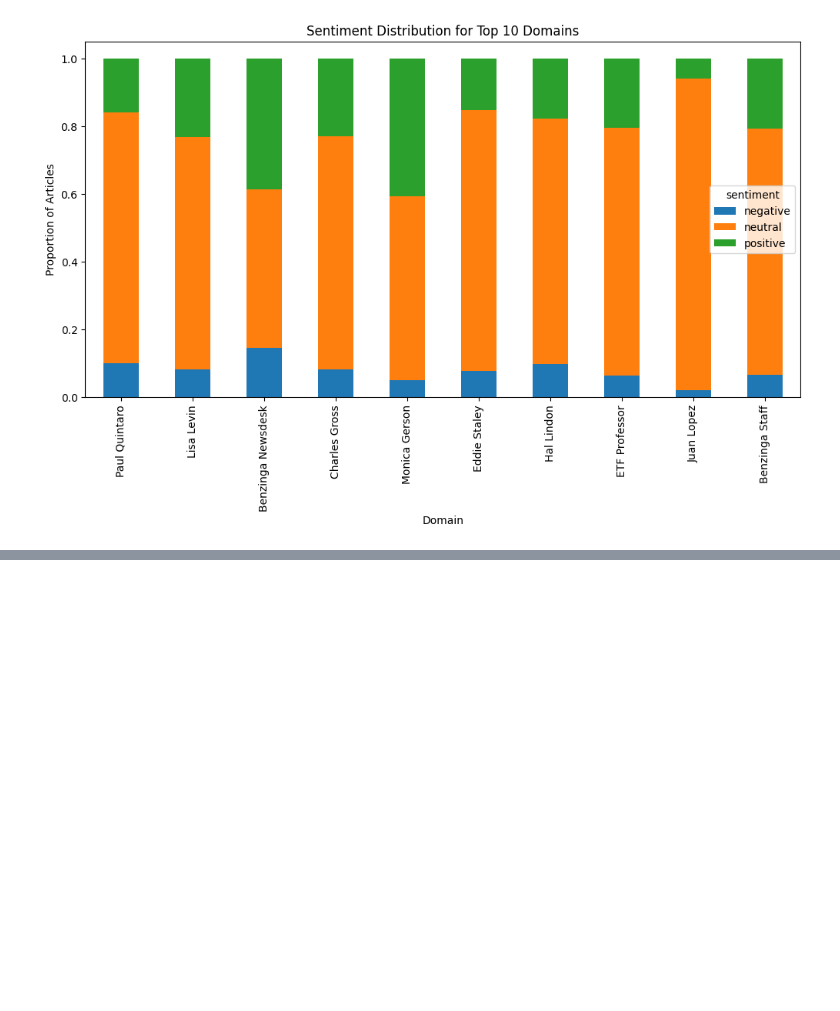
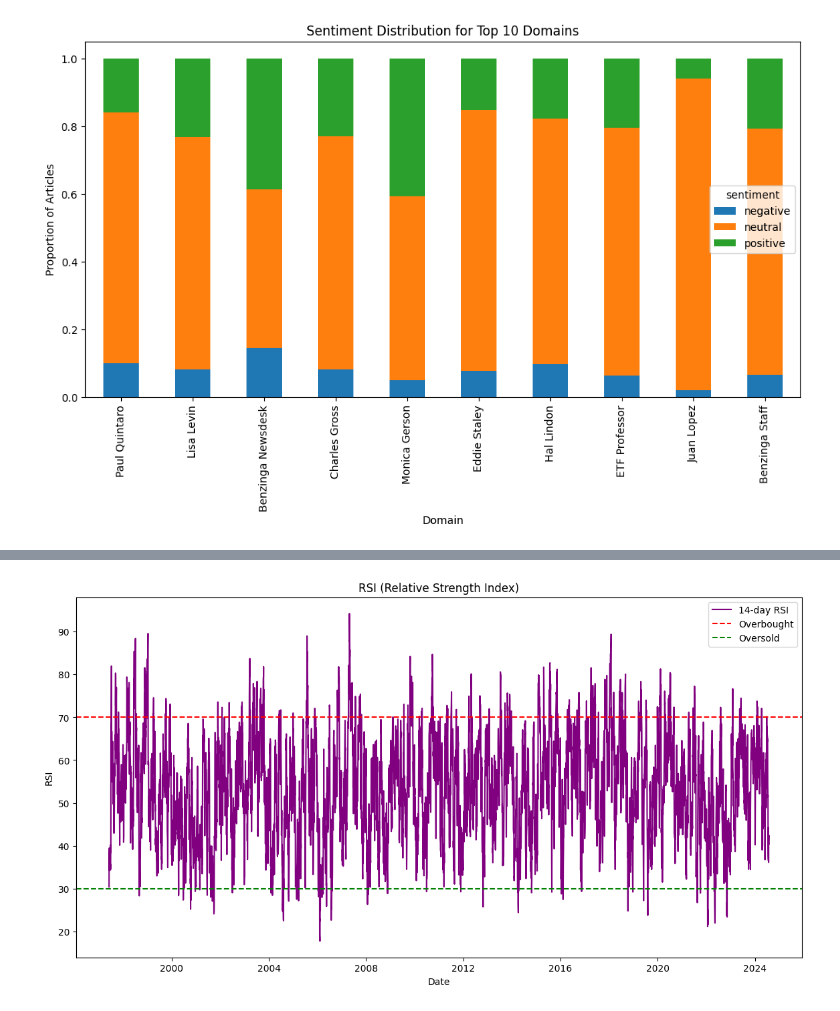
Before and after one commit to zol23-g/Financial-News-and-Stock-Price-Prediction, a Jupyter notebook: notebooks/financial_analysis.ipynb, the cells around one changed output, grey strips where cells are left out. Saved outputs shown, nothing was run; the diff lists cells and outputs as text; code cells hidden in the pictures; blank space fills up the shorter version.

```diff
--- a/notebooks/financial_analysis.ipynb
+++ b/notebooks/financial_analysis.ipynb
@@ -504,0 +691,12 @@ plt.show()
+# %%
+plt.figure(figsize=(14, 7))
+plt.plot(df['RSI_14'], label='14-day RSI', color='purple')
+plt.axhline(70, color='red', linestyle='--', label='Overbought')
+plt.axhline(30, color='green', linestyle='--', label='Oversold')
+plt.title('RSI (Relative Strength Index)')
+plt.xlabel('Date')
+plt.ylabel('RSI')
+plt.legend()
+plt.show()
+# %% [output]
+[figure, added]
```
Also changed, not shown: parts of 25 cells of this notebook.
